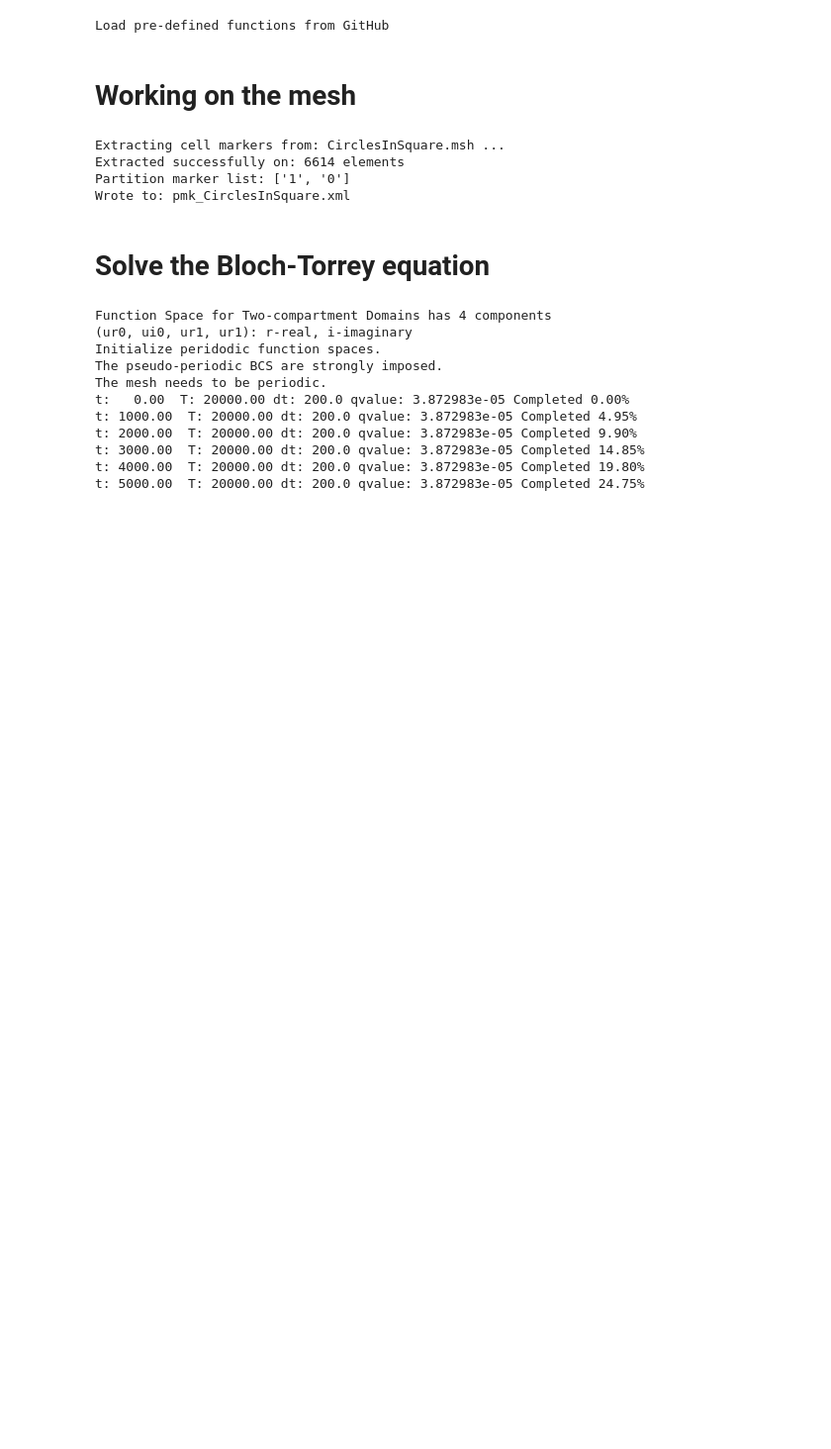
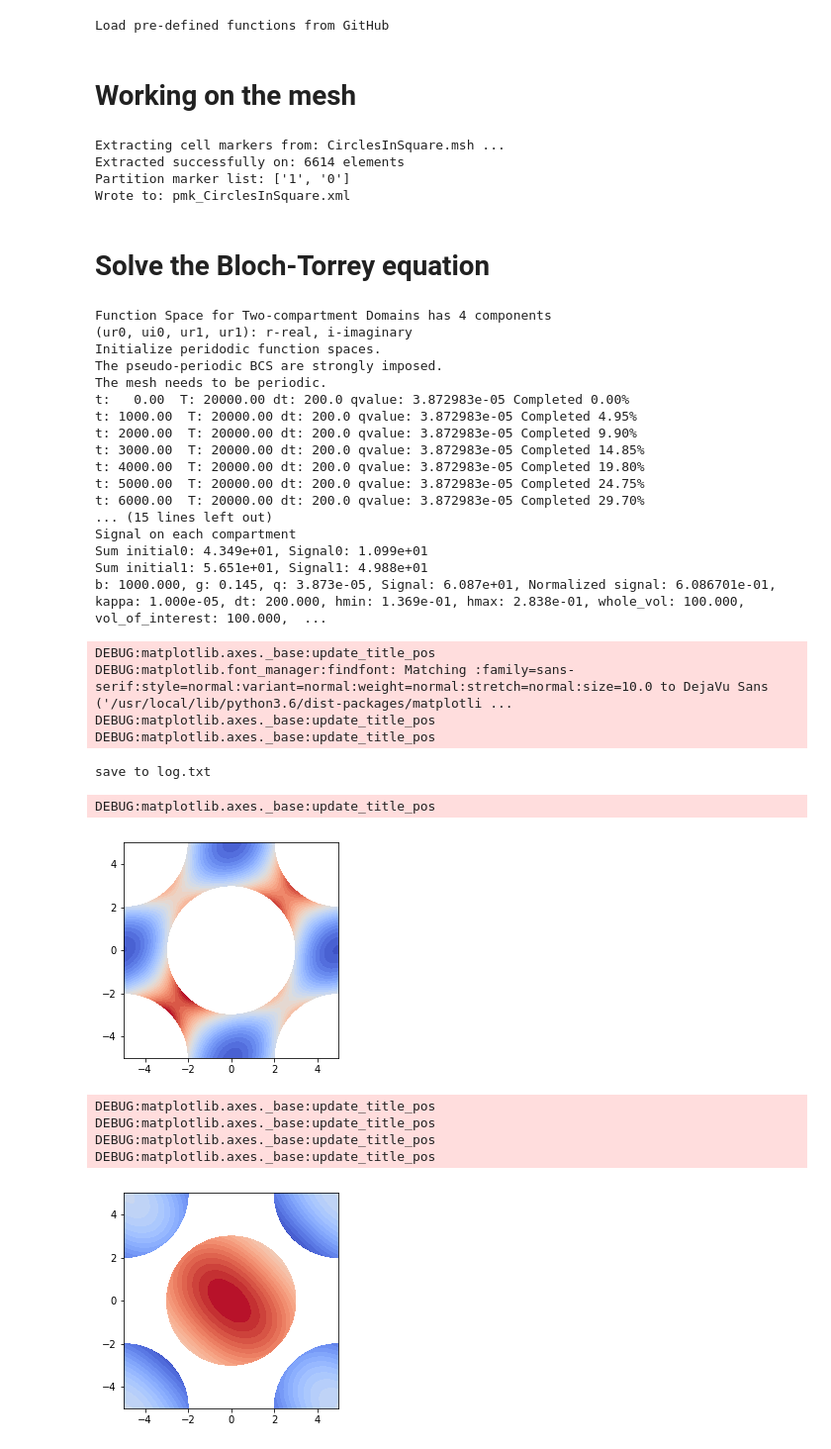
Before and after one commit to van-dang/DMRI-FEM-Cloud, a Jupyter notebook: PeriodicDomains.ipynb, the cells around one changed output. Shown at 99% size. Cells and saved outputs as stored; diff of their text form; code cells hidden in the pictures; blank space fills up the shorter version.

```diff
--- a/PeriodicDomains.ipynb
+++ b/PeriodicDomains.ipynb
@@ -188,31 +188,49 @@ for bvalue in bvalues:
     ################################################################################
     # mydomain.kappa_e_scalar = 5e-4;
     mydomain.kappa = 1e-5;
     mydomain.Apply()   # Call Apply before setting the diffusion tensor
     ################################################################################
     # Impose the diffusion coefficient
     mydomain.D0 = 3e-3
     mydomain.D  = mydomain.D0;
     #################################################################################
 
     # linsolver = PETScLUSolver("mumps")
     linsolver = KrylovSolver("bicgstab")
     linsolver.parameters["absolute_tolerance"] = 1e-4
     linsolver.parameters["relative_tolerance"] = 1e-4
     linsolver.parameters["maximum_iterations"] = 10000
 
     mri_simu.solve(mydomain, mri_para, linsolver)
 
-    Post_processing(mydomain, mri_para, mri_simu, None)
+    Post_processing(mydomain, mri_para, mri_simu, plt)
 # %% [output]
 Function Space for Two-compartment Domains has 4 components
 (ur0, ui0, ur1, ur1): r-real, i-imaginary
 Initialize peridodic function spaces.
 The pseudo-periodic BCS are strongly imposed.
 The mesh needs to be periodic.
 t:   0.00  T: 20000.00 dt: 200.0 qvalue: 3.872983e-05 Completed 0.00%
 t: 1000.00  T: 20000.00 dt: 200.0 qvalue: 3.872983e-05 Completed 4.95%
 t: 2000.00  T: 20000.00 dt: 200.0 qvalue: 3.872983e-05 Completed 9.90%
 t: 3000.00  T: 20000.00 dt: 200.0 qvalue: 3.872983e-05 Completed 14.85%
 t: 4000.00  T: 20000.00 dt: 200.0 qvalue: 3.872983e-05 Completed 19.80%
 t: 5000.00  T: 20000.00 dt: 200.0 qvalue: 3.872983e-05 Completed 24.75%
+t: 6000.00  T: 20000.00 dt: 200.0 qvalue: 3.872983e-05 Completed 29.70%
+... (15 lines left out)
+Signal on each compartment
+Sum initial0: 4.349e+01, Signal0: 1.099e+01
+Sum initial1: 5.651e+01, Signal1: 4.988e+01
+b: 1000.000, g: 0.145, q: 3.873e-05, Signal: 6.087e+01, Normalized signal: 6.086701e-01, kappa: 1.000e-05, dt: 200.000, hmin: 1.369e-01, hmax: 2.838e-01, whole_vol: 100.000, vol_of_interest: 100.000,  ...
+DEBUG:matplotlib.axes._base:update_title_pos
+DEBUG:matplotlib.font_manager:findfont: Matching :family=sans-serif:style=normal:variant=normal:weight=normal:stretch=normal:size=10.0 to DejaVu Sans ('/usr/local/lib/python3.6/dist-packages/matplotli ...
+DEBUG:matplotlib.axes._base:update_title_pos
+DEBUG:matplotlib.axes._base:update_title_pos
+save to log.txt
+DEBUG:matplotlib.axes._base:update_title_pos
+[figure, added]
+DEBUG:matplotlib.axes._base:update_title_pos
+DEBUG:matplotlib.axes._base:update_title_pos
+DEBUG:matplotlib.axes._base:update_title_pos
+DEBUG:matplotlib.axes._base:update_title_pos
+[figure, added]
```
